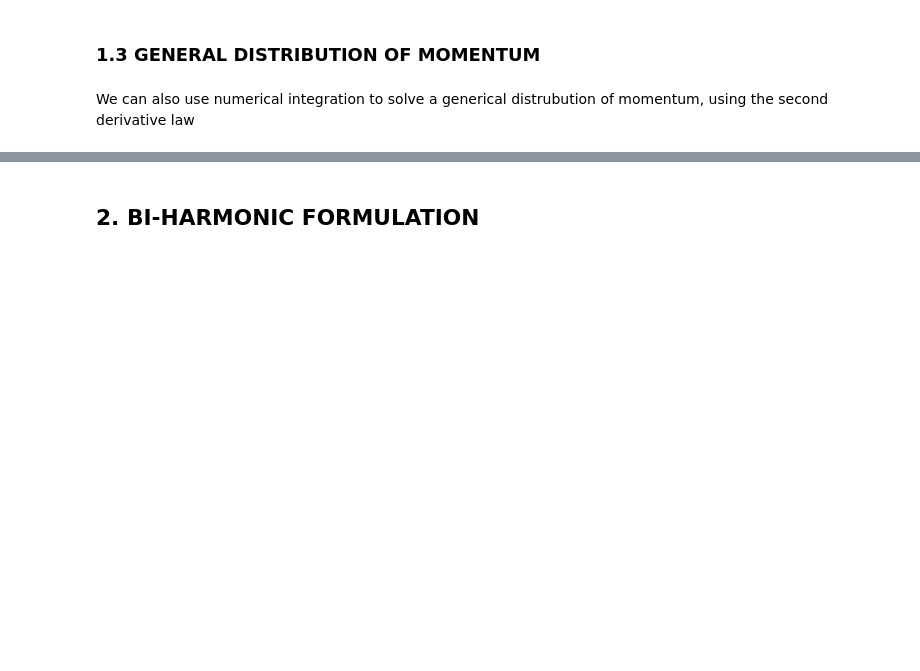
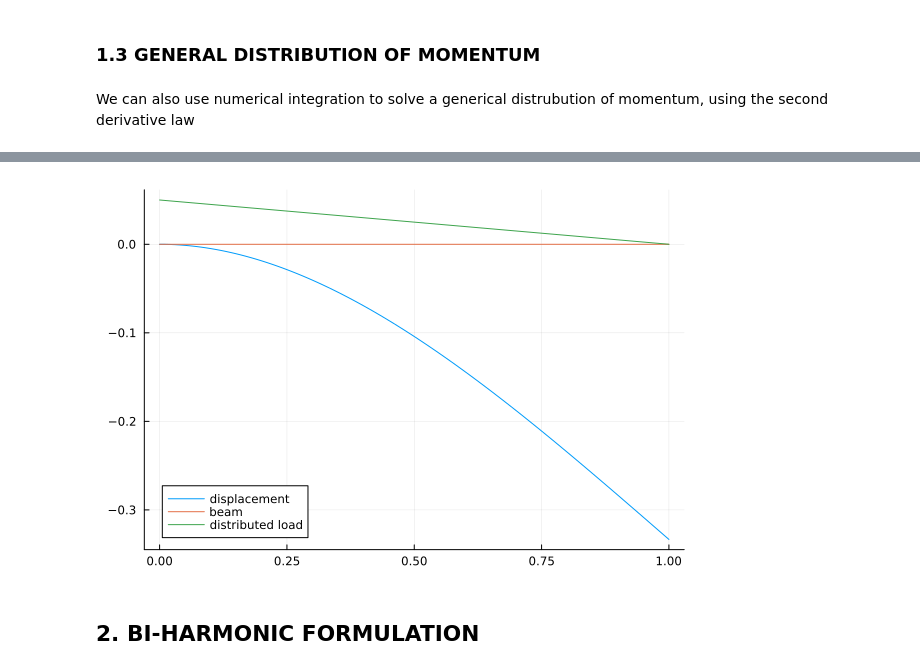
Before and after one commit to Kstreme/ENSAM-TUD01_G1, a Jupyter notebook: DAY 1 group 1.ipynb, the cells around one changed output, grey strips where cells are left out. Saved outputs shown, nothing was run; the diff lists cells and outputs as text; code cells hidden in the pictures; blank space fills up the shorter version.

```diff
--- a/DAY 1 group 1.ipynb
+++ b/DAY 1 group 1.ipynb
@@ -136,3 +143,35 @@ Closest candidates are:
+# %%
+using Plots
+using DifferentialEquations
+
+E(x)=1                 #young module equation
+J(x)=1                      #inertia equation
+M(x)=-(1-x);                  #momentum equation
+
+
+f(x)=-M(x)/(E(x)*J(x))
+
+function poisson!(du,u,p,x)
+    du[1]=u[2]
+    du[2]=f(x)
+end
+
+function bc!(r,u,p,t)
+    r[1] = u[1][1]
+    r[2] = u[2][1]
+end
+
+xspan=(0.0 , 1.0)
+
+
+bvp= BVProblem(poisson!,bc!,[0,0],xspan)
+u_sol= solve(bvp,BS3(),saveat = 0.01)
+
+plot(u_sol.t,-u_sol[1,:],label="displacement")
+plot!(u_sol.t,0*u_sol.t,label="beam")
+plot!(u_sol.t,-0.05*M.(u_sol.t),label="distributed load") #0.05 is a factor scale to represent both momentum and deflection
+# %% [output]
+[figure, added]
 # %% [markdown]
 ## 2. BI-HARMONIC FORMULATION
 # %% [markdown]
```
Also changed, not shown: parts of 5 cells of this notebook.
